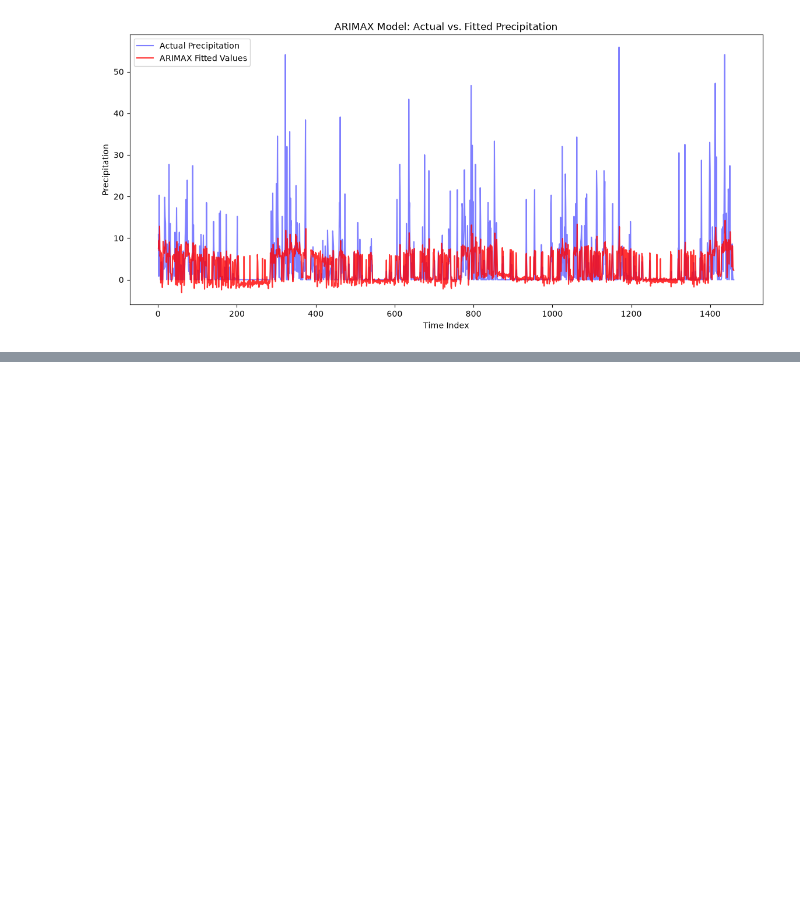
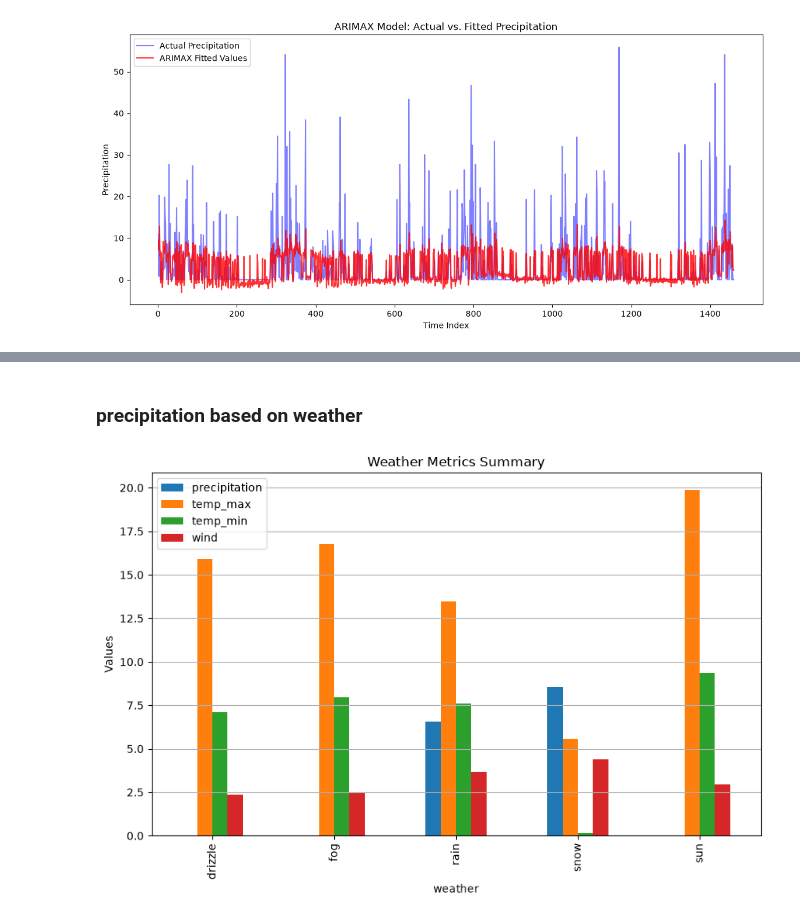
Before and after one commit to AnujThakur-ai/weather-analysis-and-prediction, a Jupyter notebook: weather.ipynb, the cells around one changed output, grey strips where cells are left out. Drawn from its saved outputs; the diff is of its cells as text; code cells hidden in the pictures; blank space fills up the shorter version.

```diff
--- a/weather.ipynb
+++ b/weather.ipynb
@@ -814,0 +851,7 @@ plt.show()
+# %%
+from sklearn.preprocessing import LabelEncoder
+
+encoder = LabelEncoder()
+encoded_weather = pd.Series(encoder.fit_transform(df['weather']), name = 'weather_encoded')
+data = pd.concat([df, encoded_weather], axis = 1)
+data.head()
@@ -814,0 +865,17 @@ plt.show()
+# %% [markdown]
+### precipitation based on weather
+# %%
+plt.figure(figsize=(10, 6))
+
+presentation = data.groupby('weather')[['precipitation', 'temp_max', 'temp_min', 'wind']].agg(
+    ['mean', 'max', 'min']
+)
+
+presentation.xs('mean', axis=1, level=1).plot(kind='bar', ax=plt.gca())
+
+plt.title('Weather Metrics Summary')
+plt.ylabel('Values')
+plt.grid(visible='both', axis = 'y')
+plt.show()
+# %% [output]
+[figure, added]
```
Also changed, not shown: parts of 36 cells of this notebook.
